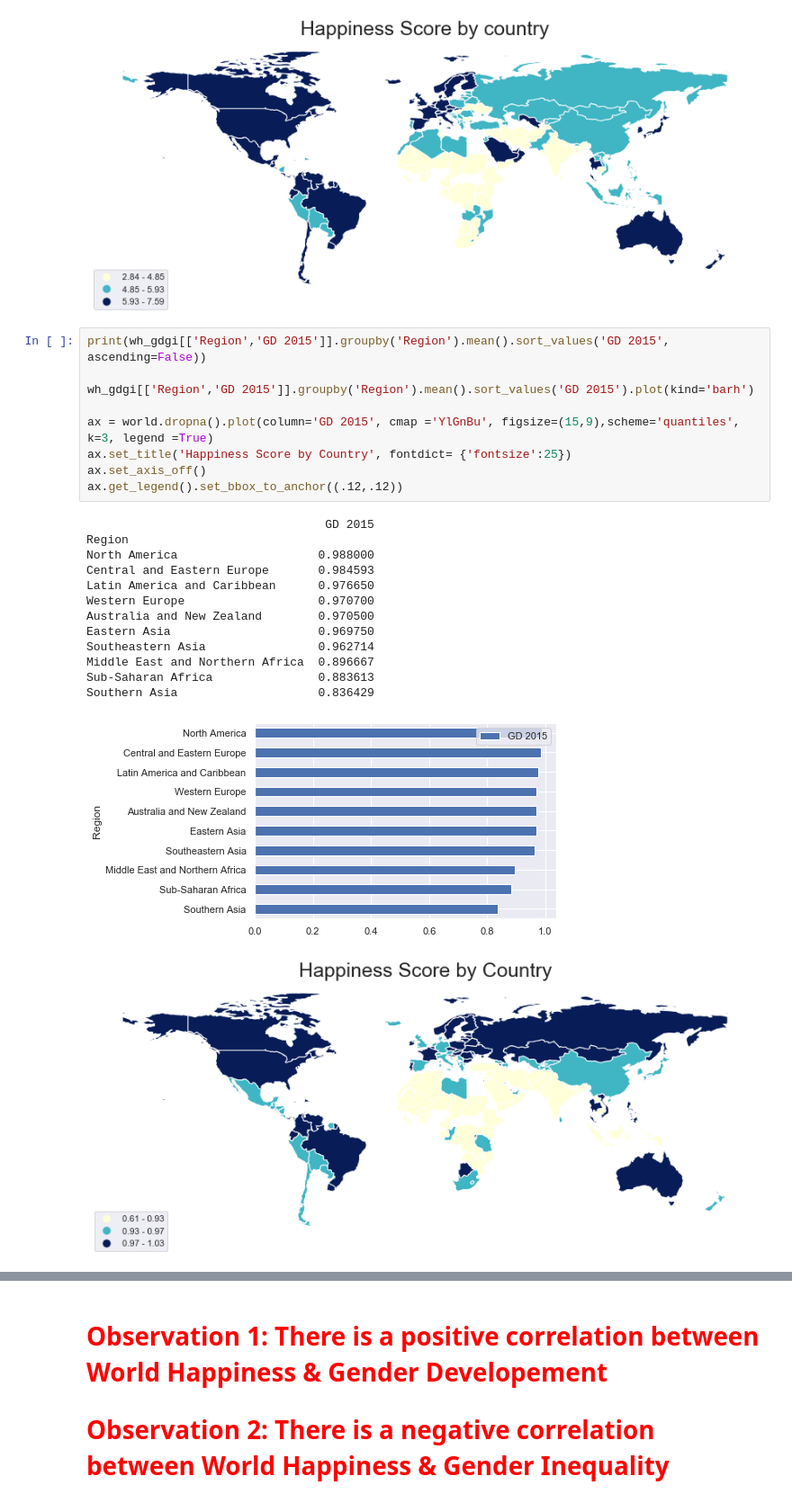
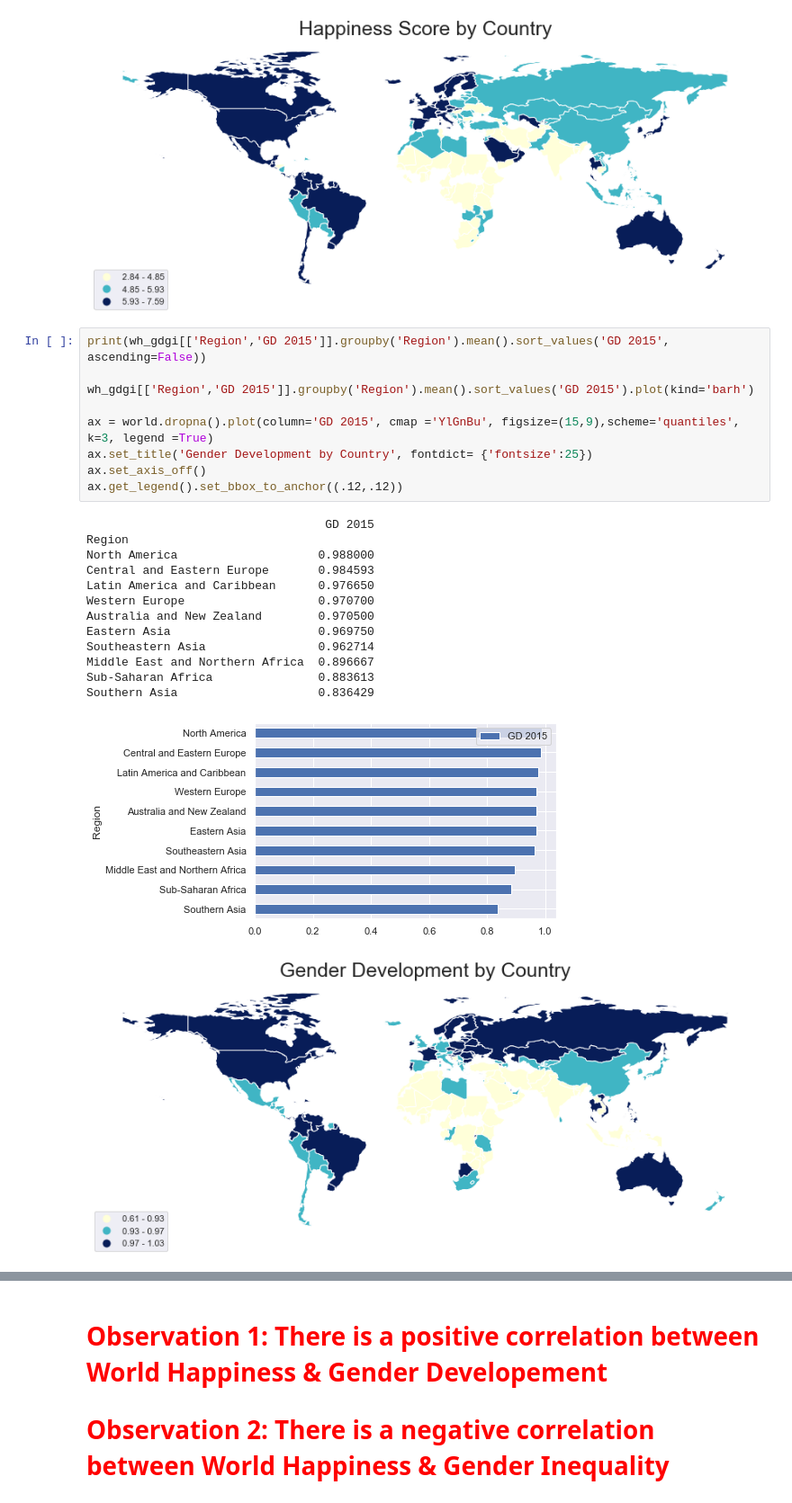
Before and after one commit to nina-driver/Springboard-Capstone-Project-1, a Jupyter notebook: Data Storytelling - World Happiness and Gender Development & Inequality.ipynb, the cells around one changed output, grey strips where cells are left out. Shown: that part at 90% size. Cells and saved outputs as stored; diff of their text form.

```diff
--- a/Data Storytelling - World Happiness and Gender Development & Inequality.ipynb
+++ b/Data Storytelling - World Happiness and Gender Development & Inequality.ipynb
@@ -117,27 +117,27 @@ Sub-Saharan Africa                      4.218032
 # %%
 print(wh_gdgi[['Region','GD 2015']].groupby('Region').mean().sort_values('GD 2015', ascending=False))
 
 wh_gdgi[['Region','GD 2015']].groupby('Region').mean().sort_values('GD 2015').plot(kind='barh')
 
 ax = world.dropna().plot(column='GD 2015', cmap ='YlGnBu', figsize=(15,9),scheme='quantiles', k=3, legend =True)
-ax.set_title('Happiness Score by Country', fontdict= {'fontsize':25})
+ax.set_title('Gender Development by Country', fontdict= {'fontsize':25})
 ax.set_axis_off()
 ax.get_legend().set_bbox_to_anchor((.12,.12))
 # %% [output]
                                   GD 2015
 Region
 North America                    0.988000
 Central and Eastern Europe       0.984593
 Latin America and Caribbean      0.976650
 Western Europe                   0.970700
 Australia and New Zealand        0.970500
 Eastern Asia                     0.969750
 Southeastern Asia                0.962714
 Middle East and Northern Africa  0.896667
 Sub-Saharan Africa               0.883613
 Southern Asia                    0.836429
 [figure]
-[figure, old version]
+[figure, new version]
 # %%
 print(wh_gdgi[['Region','GI 2015']].groupby('Region').mean().sort_values('GI 2015', ascending=False))
 
```
Also changed, not shown: parts of 1 cell of this notebook.
